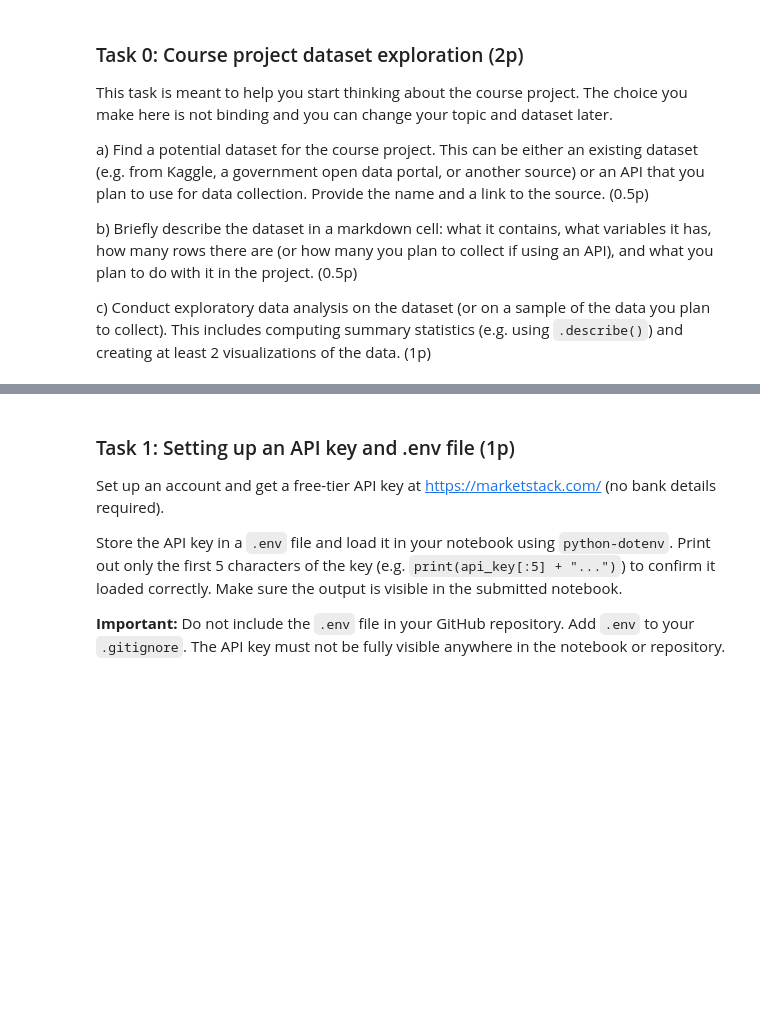
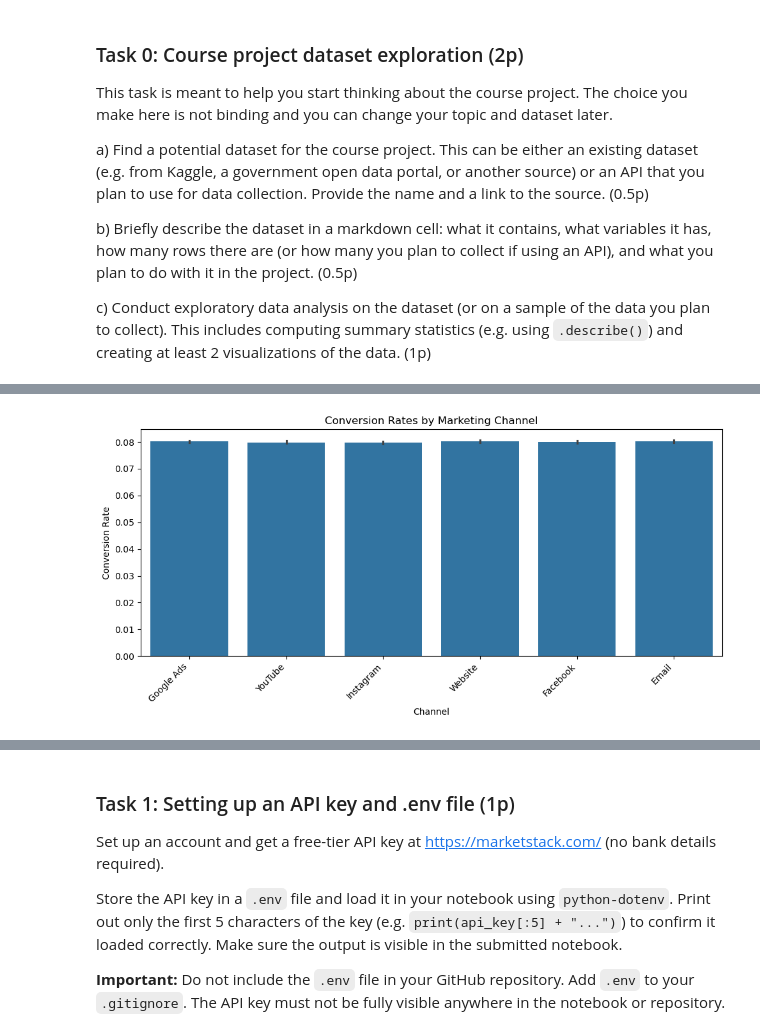
Before and after one commit to emmaforsman/PythonforBusiness_Emma, a Jupyter notebook: assignments/assignment2/assignment2.ipynb, the cells around one changed output, grey strips where cells are left out. Cells and saved outputs as stored; diff of their text form; code cells hidden in the pictures; blank space fills up the shorter version.

```diff
--- a/assignments/assignment2/assignment2.ipynb
+++ b/assignments/assignment2/assignment2.ipynb
@@ -64,0 +86,11 @@ c) Conduct exploratory data analysis on the dataset (or on a sample of the data
+# %%
+#c) Summary statistics
+import pandas as pd
+marketing_df = pd.read_csv("marketing_campaign_dataset.csv")
+
+print(marketing_df.head())  #printing first 5 rows for visualisation
+print()
+print("Summary Statistics")
+print(marketing_df.describe())  #printing summary statistics
+print()
+print(marketing_df.columns)  #finding column names -> helps in creating visualisations
@@ -64,0 +115,15 @@ c) Conduct exploratory data analysis on the dataset (or on a sample of the data
+# %%
+#c cont. Visualizations - creating a bar plot
+import seaborn as sns
+import matplotlib.pyplot as plt
+
+plt.figure(figsize = (10, 5))
+sns.barplot(data = marketing_df, x = "Channel_Used", y = "Conversion_Rate")
+plt.title("Conversion Rates by Marketing Channel")
+plt.ylabel("Conversion Rate")
+plt.xlabel("Channel")
+plt.xticks(rotation = 45, ha = 'right')
+plt.tight_layout()
+plt.show()
+# %% [output]
+[figure, added]
```
Also changed, not shown: parts of 6 cells of this notebook, 1 other file.
